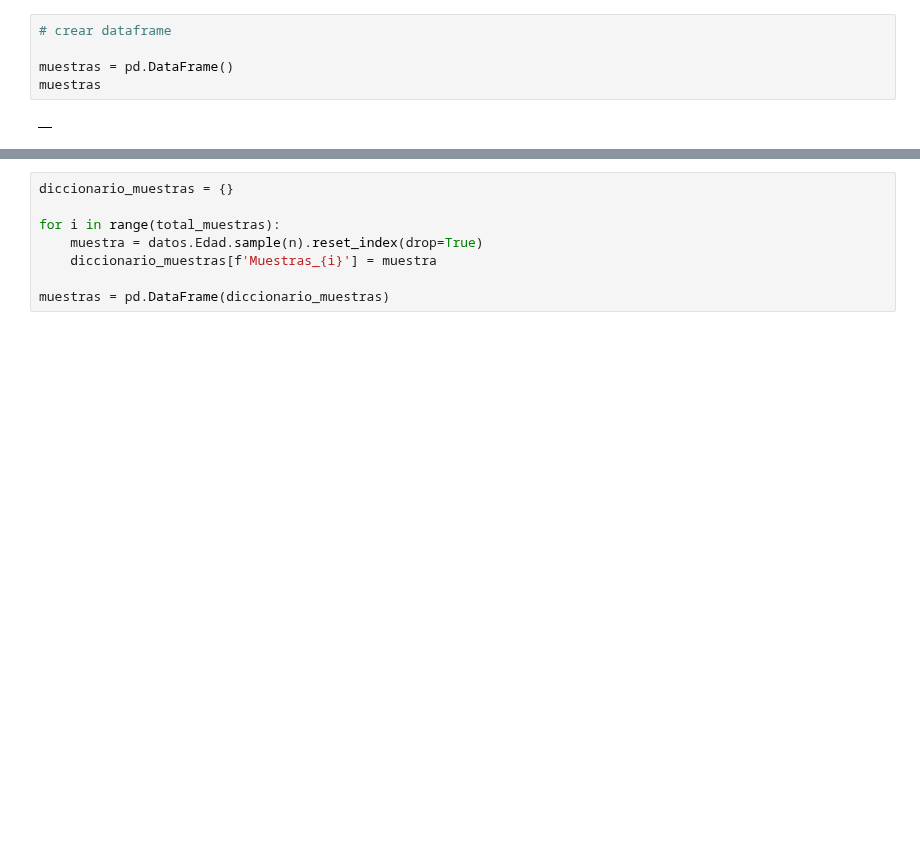
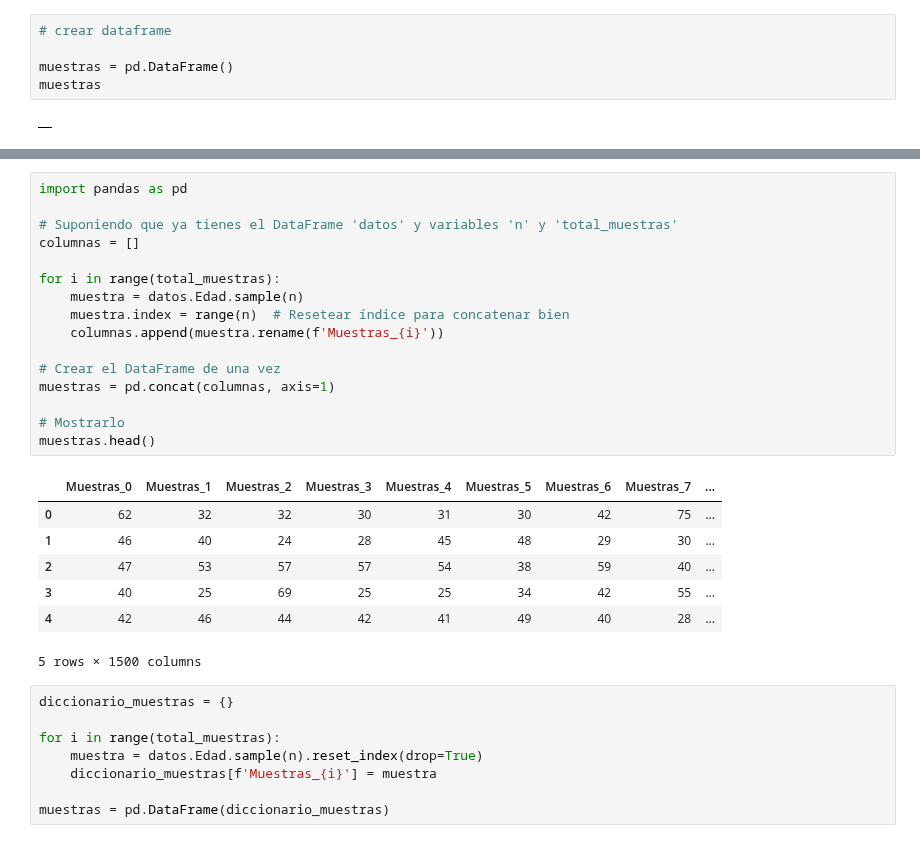
Before and after one commit to r2x4/machine_alura_oracle, a Jupyter notebook: probabilidad_y_muestreo/Inicial.ipynb, the cells around one changed output, grey strips where cells are left out. Saved outputs shown, nothing was run; the diff lists cells and outputs as text; blank space fills up the shorter version.

```diff
--- a/probabilidad_y_muestreo/Inicial.ipynb
+++ b/probabilidad_y_muestreo/Inicial.ipynb
@@ -1117,4 +1117,28 @@ muestras
 2000 rows × 1500 columns
+# %%
+import pandas as pd
+
+# Suponiendo que ya tienes el DataFrame 'datos' y variables 'n' y 'total_muestras'
+columnas = []
+
+for i in range(total_muestras):
+    muestra = datos.Edad.sample(n)
+    muestra.index = range(n)  # Resetear índice para concatenar bien
+    columnas.append(muestra.rename(f'Muestras_{i}'))
+
+# Crear el DataFrame de una vez
+muestras = pd.concat(columnas, axis=1)
+
+# Mostrarlo
+muestras.head()
+# %% [output]
+|  | Muestras_0 | Muestras_1 | Muestras_2 | Muestras_3 | Muestras_4 | Muestras_5 | Muestras_6 | Muestras_7 | ... |
+| 0 | 62 | 32 | 32 | 30 | 31 | 30 | 42 | 75 | ... |
+| 1 | 46 | 40 | 24 | 28 | 45 | 48 | 29 | 30 | ... |
+| 2 | 47 | 53 | 57 | 57 | 54 | 38 | 59 | 40 | ... |
+| 3 | 40 | 25 | 69 | 25 | 25 | 34 | 42 | 55 | ... |
+| 4 | 42 | 46 | 44 | 42 | 41 | 49 | 40 | 28 | ... |
+5 rows × 1500 columns
 # %%
 diccionario_muestras = {}
 
```
Also changed, not shown: parts of 49 cells of this notebook.
